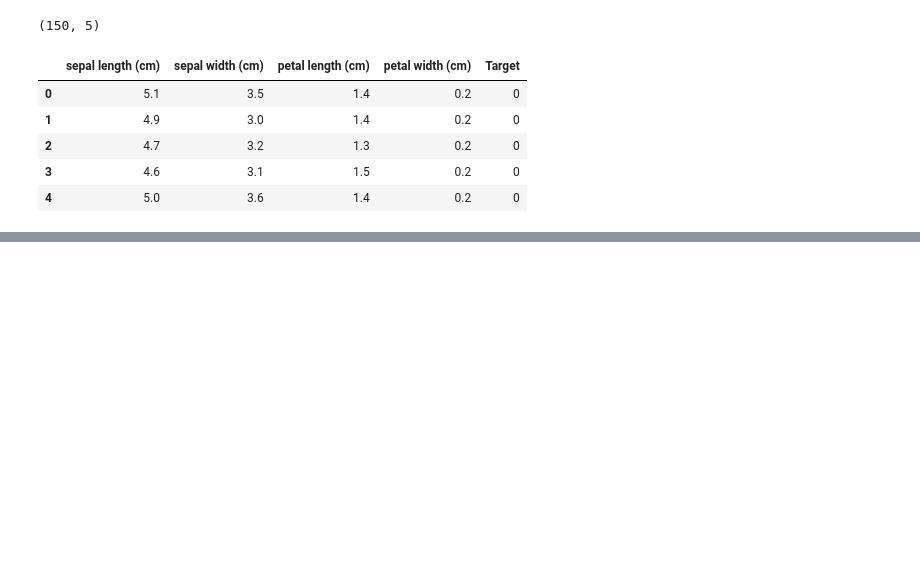
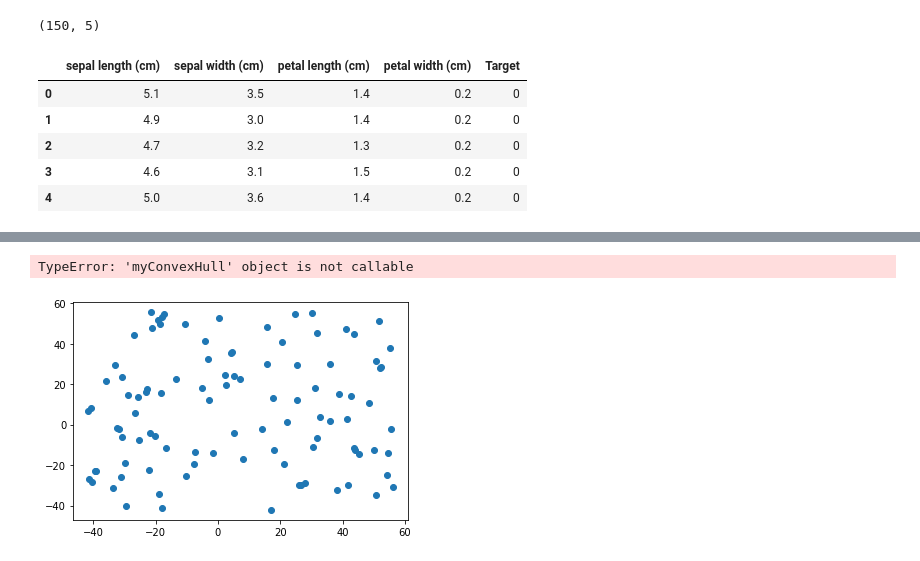
Before and after one commit to ZianTsabit/ConvexHull_Stima, a Jupyter notebook: src/main.ipynb, the cells around one changed output, grey strips where cells are left out. Drawn from its saved outputs; the diff is of its cells as text; code cells hidden in the pictures; blank space fills up the shorter version.

```diff
--- a/src/main.ipynb
+++ b/src/main.ipynb
@@ -124,0 +48,22 @@ if __name__ == "__main__":
+# %%
+from ConvexHull import myConvexHull
+import numpy as np
+import matplotlib.pyplot as plt
+
+model = myConvexHull()
+
+points = np.random.random((100,2)) * 100 #draw from normal distribution and scale it
+points -= np.random.random() * 100 # test points with positive and negative coordinates
+plt.plot(points[:,0], points[:,1], 'o')
+
+convex_hull = model(points)
+print ("The vertices of convex hull are")
+print (convex_hull)
+
+#Close the hull during plot by making the head and tail as the same point
+convex_hull = np.vstack([convex_hull, convex_hull[0]])
+plt.plot(convex_hull[:,0], convex_hull[:,1])
+plt.show()
+# %% [output]
+TypeError: 'myConvexHull' object is not callable
+[figure, added]
```
Also changed, not shown: parts of 2 cells of this notebook, 1 other file.
